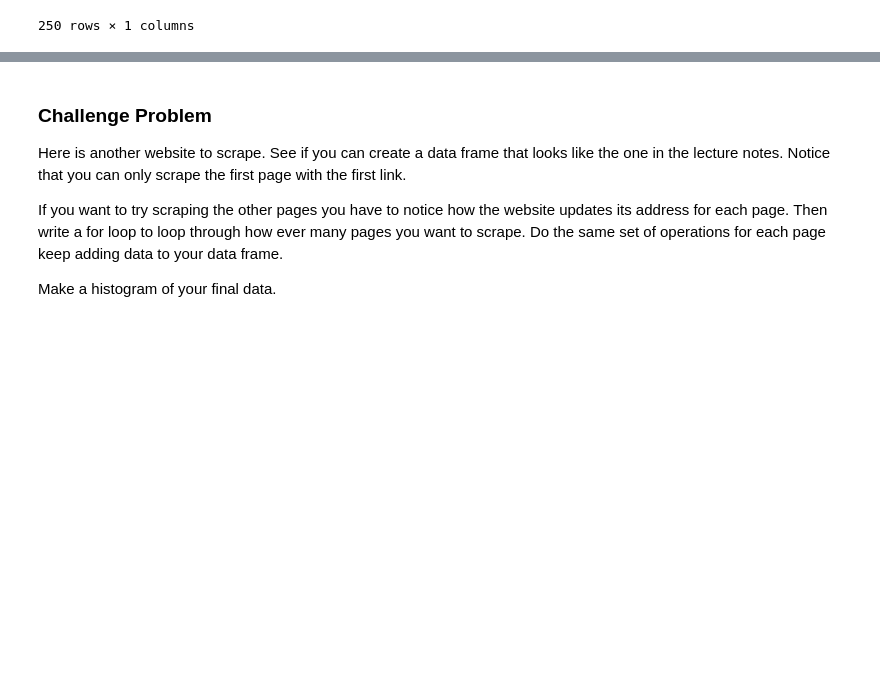
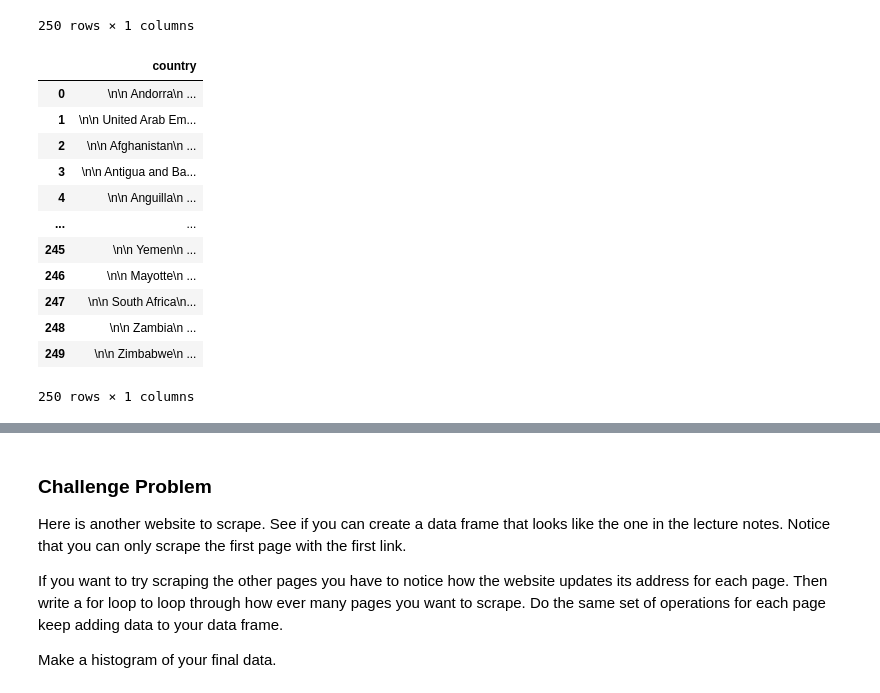
Before and after one commit to jfanshawe2/Day12, a Jupyter notebook: Day12-HW.ipynb, the cells around one changed output, grey strips where cells are left out. Saved outputs shown, nothing was run; the diff lists cells and outputs as text; code cells hidden in the pictures; blank space fills up the shorter version.

```diff
--- a/Day12-HW.ipynb
+++ b/Day12-HW.ipynb
@@ -225,9 +227,23 @@ DF
 # %%
-result = soup.find_all('span',class_="country-population")
-result[0]
-result[0].text
+countries = soup.find_all('h3',class_="country-name")
+countries[0]
+countries[0].text
 DF = pd.DataFrame()
-DF['population']=result
-DF['population'] = DF['population'].apply(lambda x: x.text)
+DF['country']=countries
+DF['country'] = DF['country'].apply(lambda x: x.text)
 DF
+# %% [output]
+|  | country |
+| 0 | \n\n Andorra\n ... |
+| 1 | \n\n United Arab Em... |
+| 2 | \n\n Afghanistan\n ... |
+| 3 | \n\n Antigua and Ba... |
+| 4 | \n\n Anguilla\n ... |
+| ... | ... |
+| 245 | \n\n Yemen\n ... |
+| 246 | \n\n Mayotte\n ... |
+| 247 | \n\n South Africa\n... |
+| 248 | \n\n Zambia\n ... |
+| 249 | \n\n Zimbabwe\n ... |
+250 rows × 1 columns
 # %%
```
Also changed, not shown: parts of 14 cells of this notebook.
